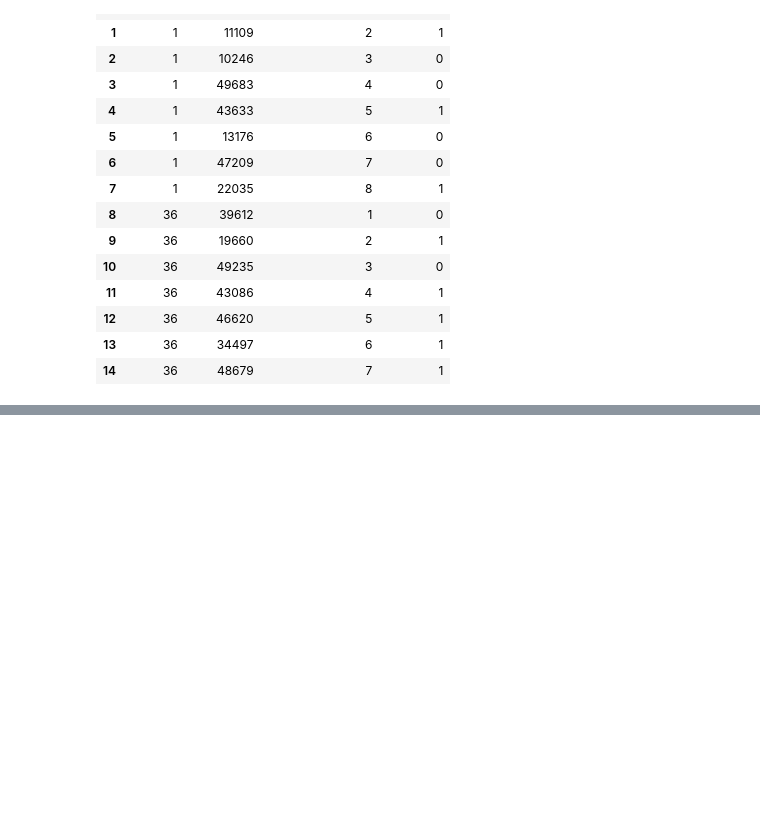
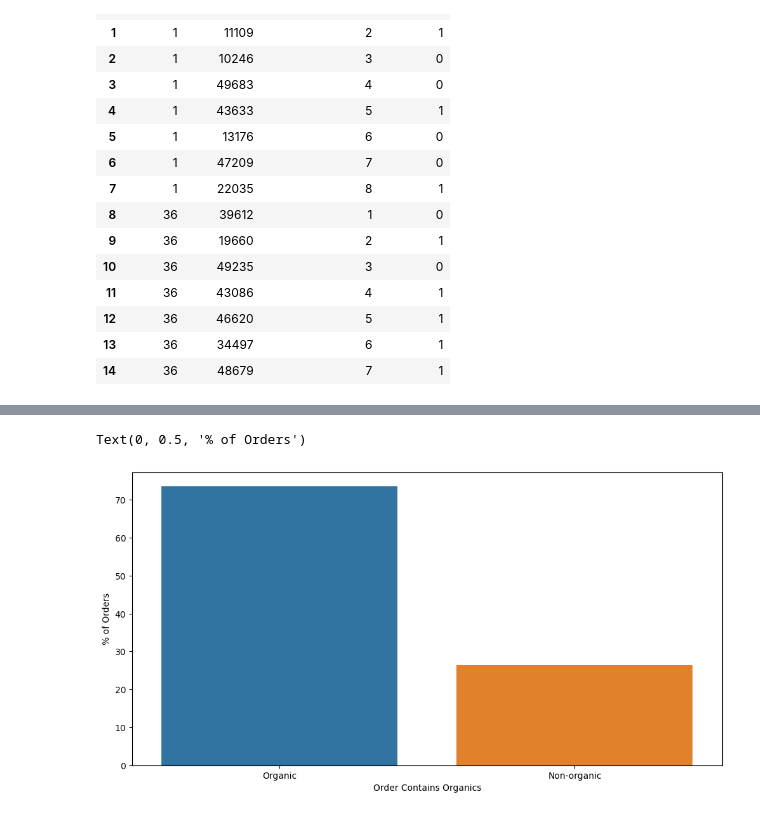
Before and after one commit to Aim-bro/Icart, a Jupyter notebook: Insta.ipynb, the cells around one changed output, grey strips where cells are left out. Saved outputs shown, nothing was run; the diff lists cells and outputs as text; code cells hidden in the pictures; blank space fills up the shorter version.

```diff
--- a/Insta.ipynb
+++ b/Insta.ipynb
@@ -496,0 +607,14 @@ merge_df.head()
+# %%
+m_df = merge_df
+m_df['organic'] = merge_df.product_name.str.contains('Organic').astype(np.int8)
+m_df['organic'] = m_df['organic'].map({0: 'Non-organic', 1: 'Organic'})
+orga = m_df.groupby('order_id')['organic'].aggregate("max").value_counts()
+# %%
+plt.figure(figsize=(12, 6))
+sns.barplot(x=orga.index, y=orga / orga.sum() * 100)
+plt.xticks(rotation='horizontal')
+plt.xlabel('Order Contains Organics')
+plt.ylabel('% of Orders')
+# %% [output]
+Text(0, 0.5, '% of Orders')
+[figure, added]
```
Also changed, not shown: parts of 54 cells of this notebook.
